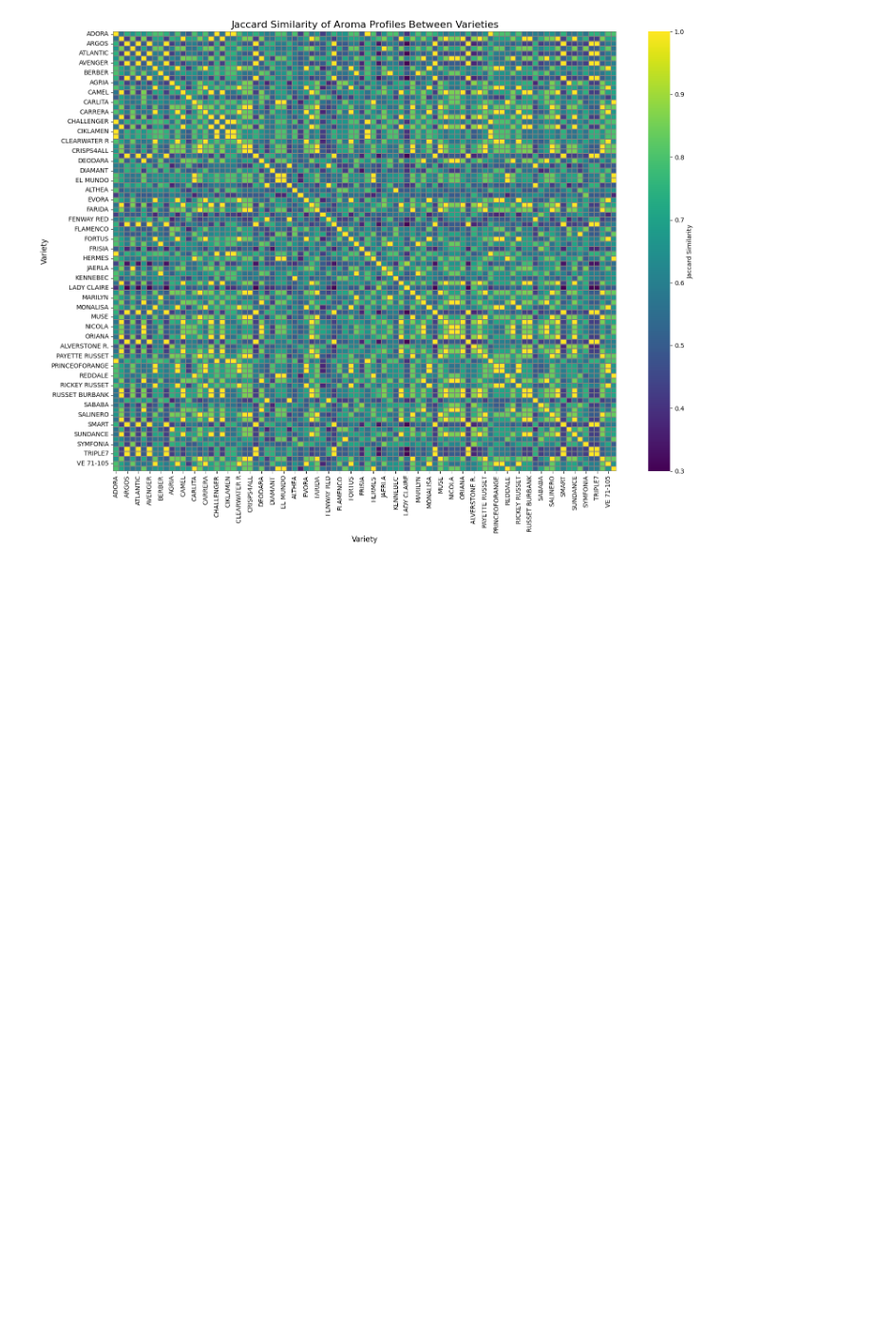
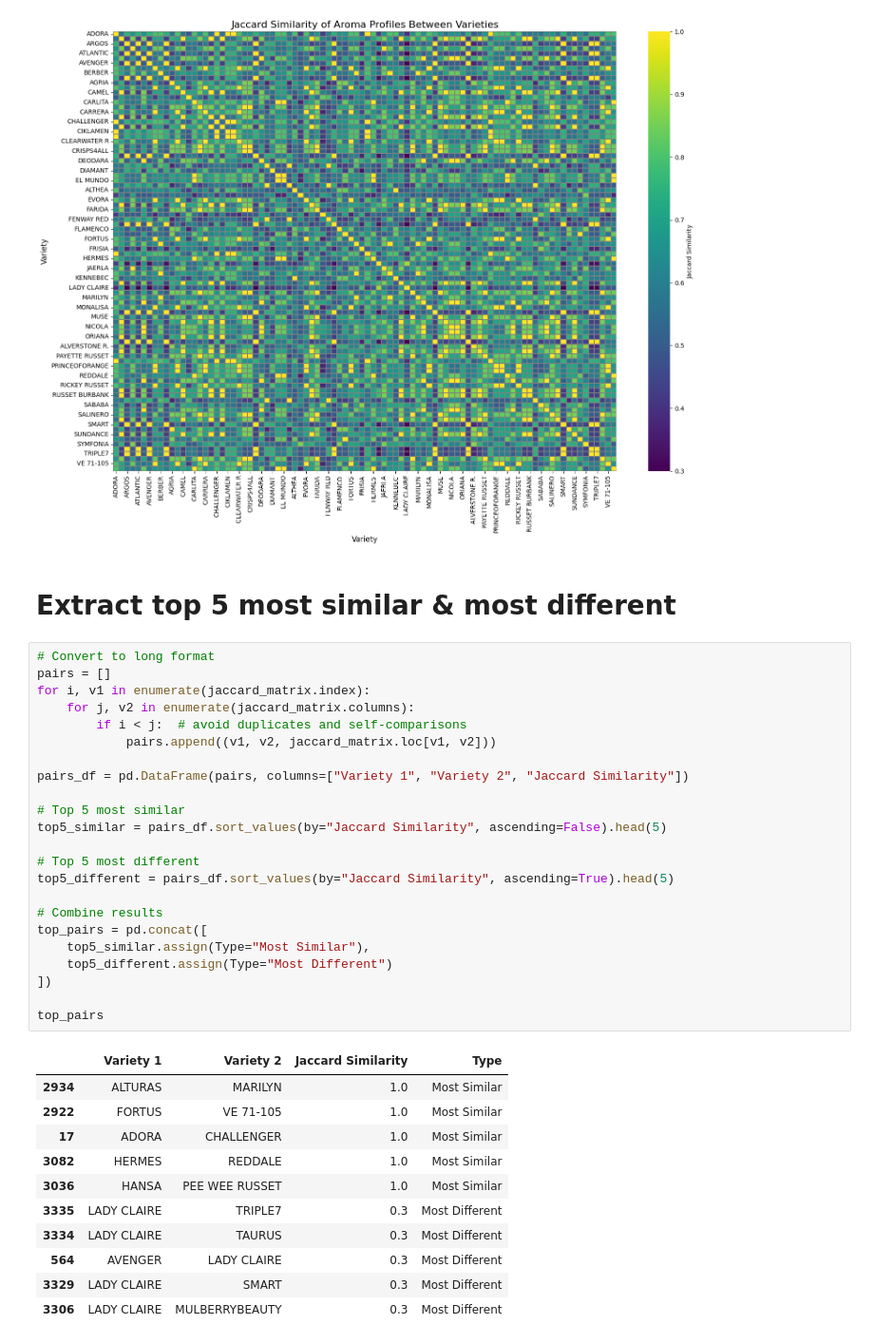
Before and after one commit to Fatemeh1362/internship, a Jupyter notebook: compound_analysis.ipynb, the cells around one changed output. Shown at 95% size. Cells and saved outputs as stored; diff of their text form; blank space fills up the shorter version.

Commit message:
Update compound_analysis.ipynb
Add # Extract top 5 most similar and most different varieties

```diff
--- a/compound_analysis.ipynb
+++ b/compound_analysis.ipynb
@@ -497,3 +497,40 @@ plt.tight_layout()
 plt.show()
 # %% [output]
 [figure]
+# %% [markdown]
+# Extract top 5 most similar & most different
+# %%
+# Convert to long format
+pairs = []
+for i, v1 in enumerate(jaccard_matrix.index):
+    for j, v2 in enumerate(jaccard_matrix.columns):
+        if i < j:  # avoid duplicates and self-comparisons
+            pairs.append((v1, v2, jaccard_matrix.loc[v1, v2]))
+
+pairs_df = pd.DataFrame(pairs, columns=["Variety 1", "Variety 2", "Jaccard Similarity"])
+
+# Top 5 most similar
+top5_similar = pairs_df.sort_values(by="Jaccard Similarity", ascending=False).head(5)
+
+# Top 5 most different
+top5_different = pairs_df.sort_values(by="Jaccard Similarity", ascending=True).head(5)
+
+# Combine results
+top_pairs = pd.concat([
+    top5_similar.assign(Type="Most Similar"),
+    top5_different.assign(Type="Most Different")
+])
+
+top_pairs
+# %% [output]
+|  | Variety 1 | Variety 2 | Jaccard Similarity | Type |
+| 2934 | ALTURAS | MARILYN | 1.0 | Most Similar |
+| 2922 | FORTUS | VE 71-105 | 1.0 | Most Similar |
+| 17 | ADORA | CHALLENGER | 1.0 | Most Similar |
+| 3082 | HERMES | REDDALE | 1.0 | Most Similar |
+| 3036 | HANSA | PEE WEE RUSSET | 1.0 | Most Similar |
+| 3335 | LADY CLAIRE | TRIPLE7 | 0.3 | Most Different |
+| 3334 | LADY CLAIRE | TAURUS | 0.3 | Most Different |
+| 564 | AVENGER | LADY CLAIRE | 0.3 | Most Different |
+| 3329 | LADY CLAIRE | SMART | 0.3 | Most Different |
+| 3306 | LADY CLAIRE | MULBERRYBEAUTY | 0.3 | Most Different |
```
Also changed, not shown: parts of 1 cell of this notebook.
